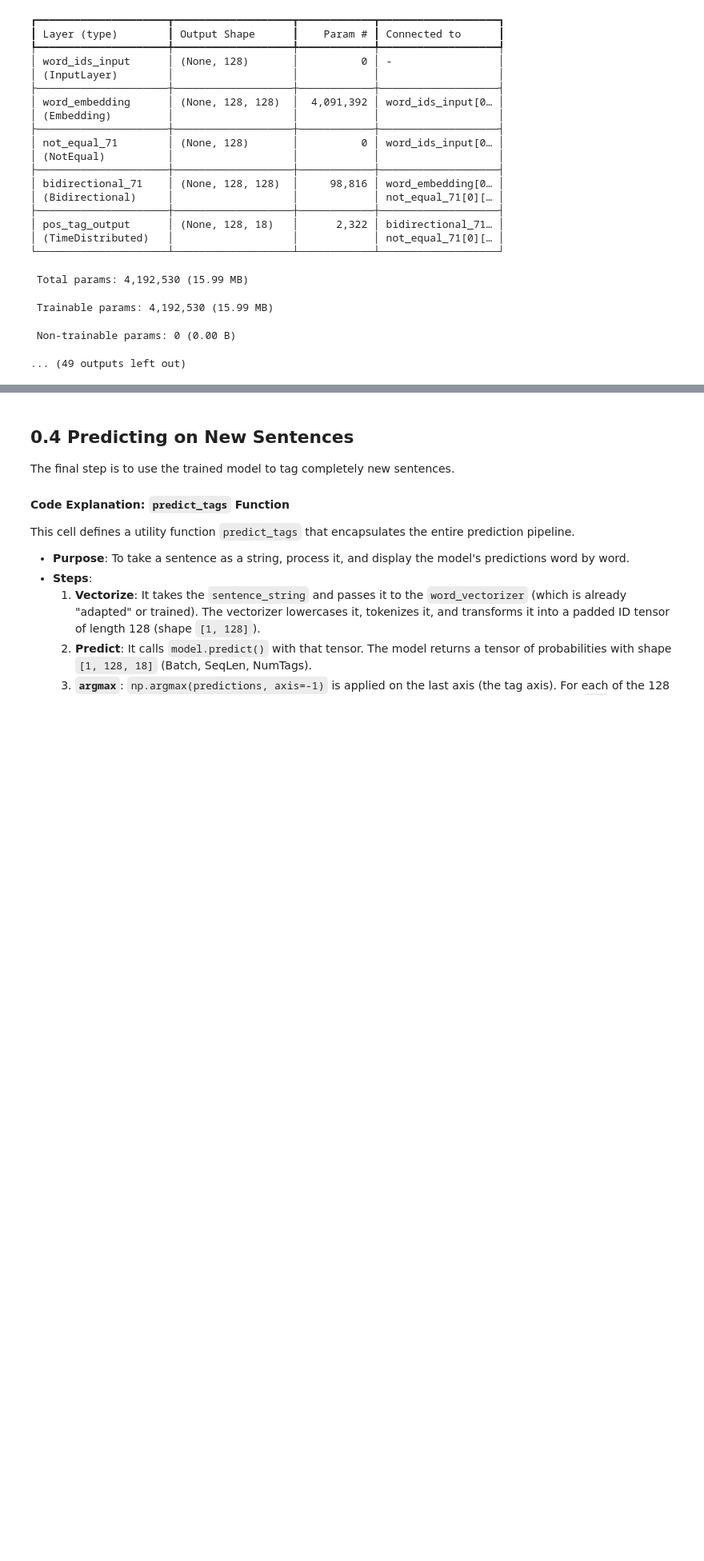
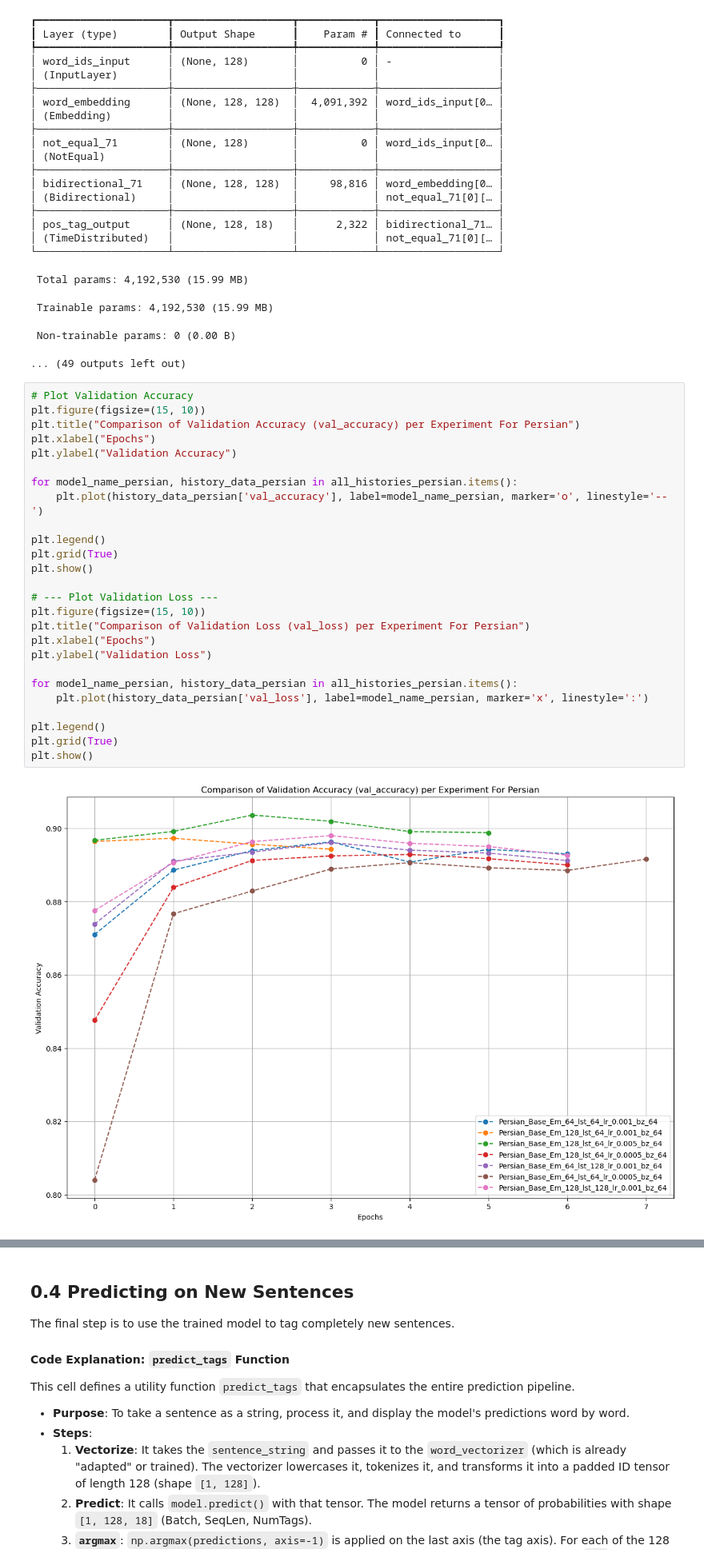
Before and after one commit to CristianMarquina/MIA_NLU_LAB2, a Jupyter notebook: P1_explicado-Copy1.ipynb, the cells around one changed output, grey strips where cells are left out. Shown at 80% size. Saved outputs shown, nothing was run; the diff lists cells and outputs as text; blank space fills up the shorter version.

Commit message:
persian done graphs

```diff
--- a/P1_explicado-Copy1.ipynb
+++ b/P1_explicado-Copy1.ipynb
@@ -1651,3 +1651,31 @@ Model: "Persian_Base_Em_128_lst_64_lr_0.001_bz_64"
  Trainable params: 4,192,530 (15.99 MB)
  Non-trainable params: 0 (0.00 B)
 ... (49 outputs left out)
+# %%
+# Plot Validation Accuracy
+plt.figure(figsize=(15, 10))
+plt.title("Comparison of Validation Accuracy (val_accuracy) per Experiment For Persian")
+plt.xlabel("Epochs")
+plt.ylabel("Validation Accuracy")
+
+for model_name_persian, history_data_persian in all_histories_persian.items():
+    plt.plot(history_data_persian['val_accuracy'], label=model_name_persian, marker='o', linestyle='--')
+
+plt.legend()
+plt.grid(True)
+plt.show()
+
+# --- Plot Validation Loss ---
+plt.figure(figsize=(15, 10))
+plt.title("Comparison of Validation Loss (val_loss) per Experiment For Persian")
+plt.xlabel("Epochs")
+plt.ylabel("Validation Loss")
+
+for model_name_persian, history_data_persian in all_histories_persian.items():
+    plt.plot(history_data_persian['val_loss'], label=model_name_persian, marker='x', linestyle=':')
+
+plt.legend()
+plt.grid(True)
+plt.show()
+# %% [output]
+[figure, added]
```
Also changed, not shown: parts of 1 cell of this notebook.
